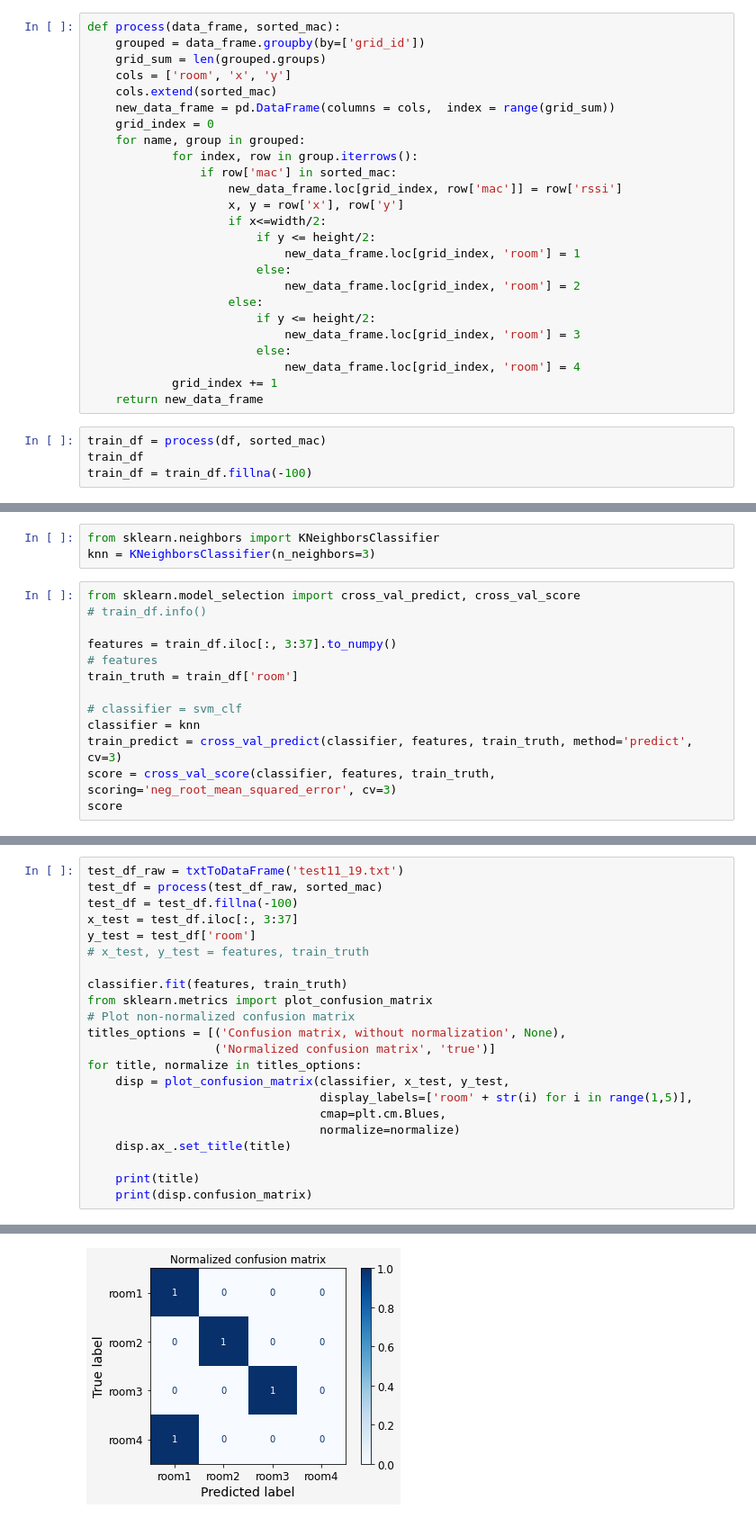
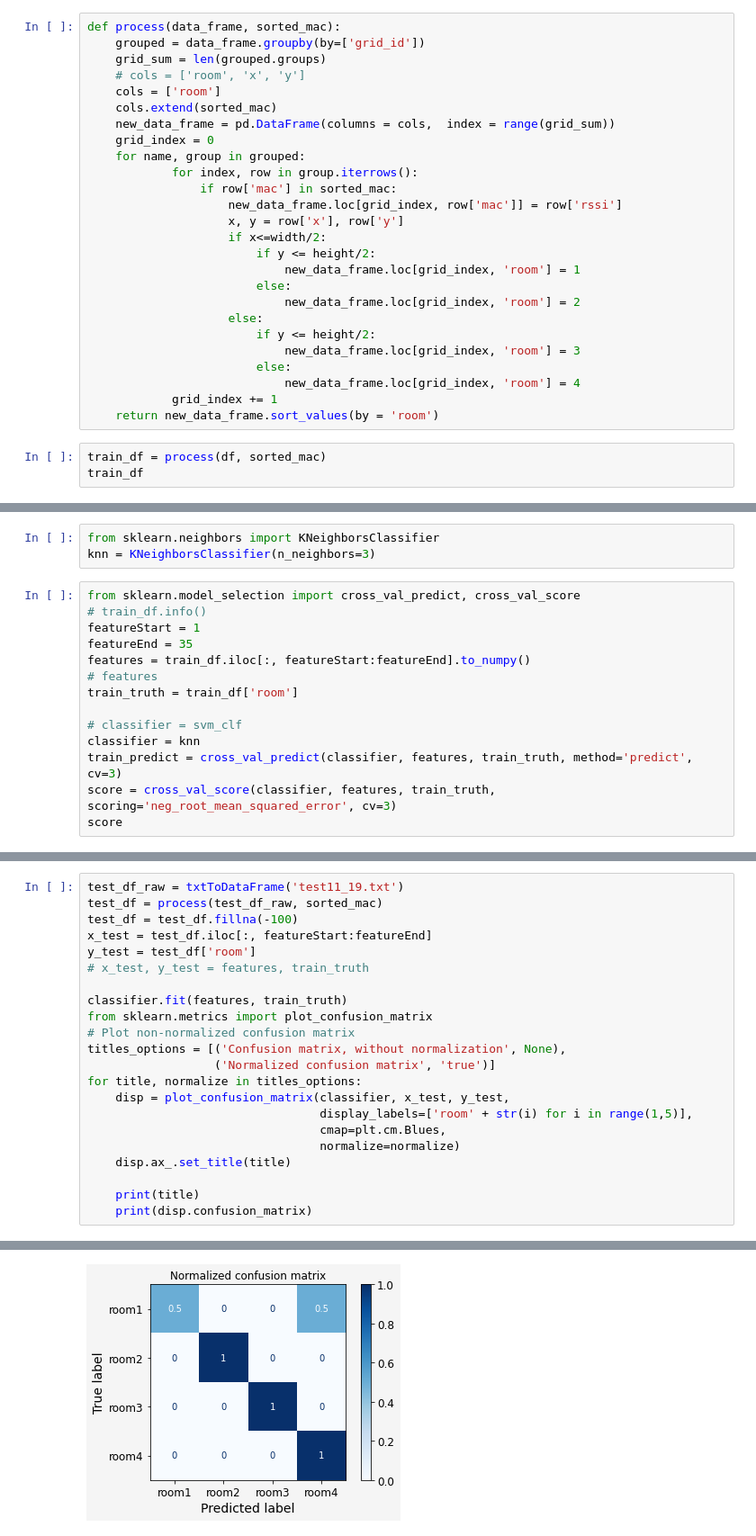
Before and after one commit to miligithub/open-indoor-localization, a Jupyter notebook: python/ml.ipynb, the cells around one changed output, grey strips where cells are left out. Shown at 90% size. Saved outputs shown, nothing was run; the diff lists cells and outputs as text.

```diff
--- a/python/ml.ipynb
+++ b/python/ml.ipynb
@@ -139,7 +139,8 @@ sorted_mac = createSortedMAC(df)
 def process(data_frame, sorted_mac):
     grouped = data_frame.groupby(by=['grid_id'])
     grid_sum = len(grouped.groups)
-    cols = ['room', 'x', 'y']
+    # cols = ['room', 'x', 'y']
+    cols = ['room']
     cols.extend(sorted_mac)
     new_data_frame = pd.DataFrame(columns = cols,  index = range(grid_sum))
     grid_index = 0
@@ -159,9 +160,8 @@ def process(data_frame, sorted_mac):
                         else:
                             new_data_frame.loc[grid_index, 'room'] = 4
             grid_index += 1
-    return new_data_frame
+    return new_data_frame.sort_values(by = 'room')
 # %%
 train_df = process(df, sorted_mac)
 train_df
-train_df = train_df.fillna(-100)
 # %% [output]
@@ -191,8 +216,9 @@ knn = KNeighborsClassifier(n_neighbors=3)
 # %%
 from sklearn.model_selection import cross_val_predict, cross_val_score
 # train_df.info()
-
-features = train_df.iloc[:, 3:37].to_numpy()
+featureStart = 1
+featureEnd = 35
+features = train_df.iloc[:, featureStart:featureEnd].to_numpy()
 # features
 train_truth = train_df['room']
 
@@ -217,7 +243,7 @@ array([[0, 7, 4, 0],
 test_df_raw = txtToDataFrame('test11_19.txt')
 test_df = process(test_df_raw, sorted_mac)
 test_df = test_df.fillna(-100)
-x_test = test_df.iloc[:, 3:37]
+x_test = test_df.iloc[:, featureStart:featureEnd]
 y_test = test_df['room']
 # x_test, y_test = features, train_truth
 
@@ -253 +279 @@ Normalized confusion matrix
-[figure, old version]
+[figure, new version]
```
Also changed, not shown: parts of 5 cells of this notebook.
